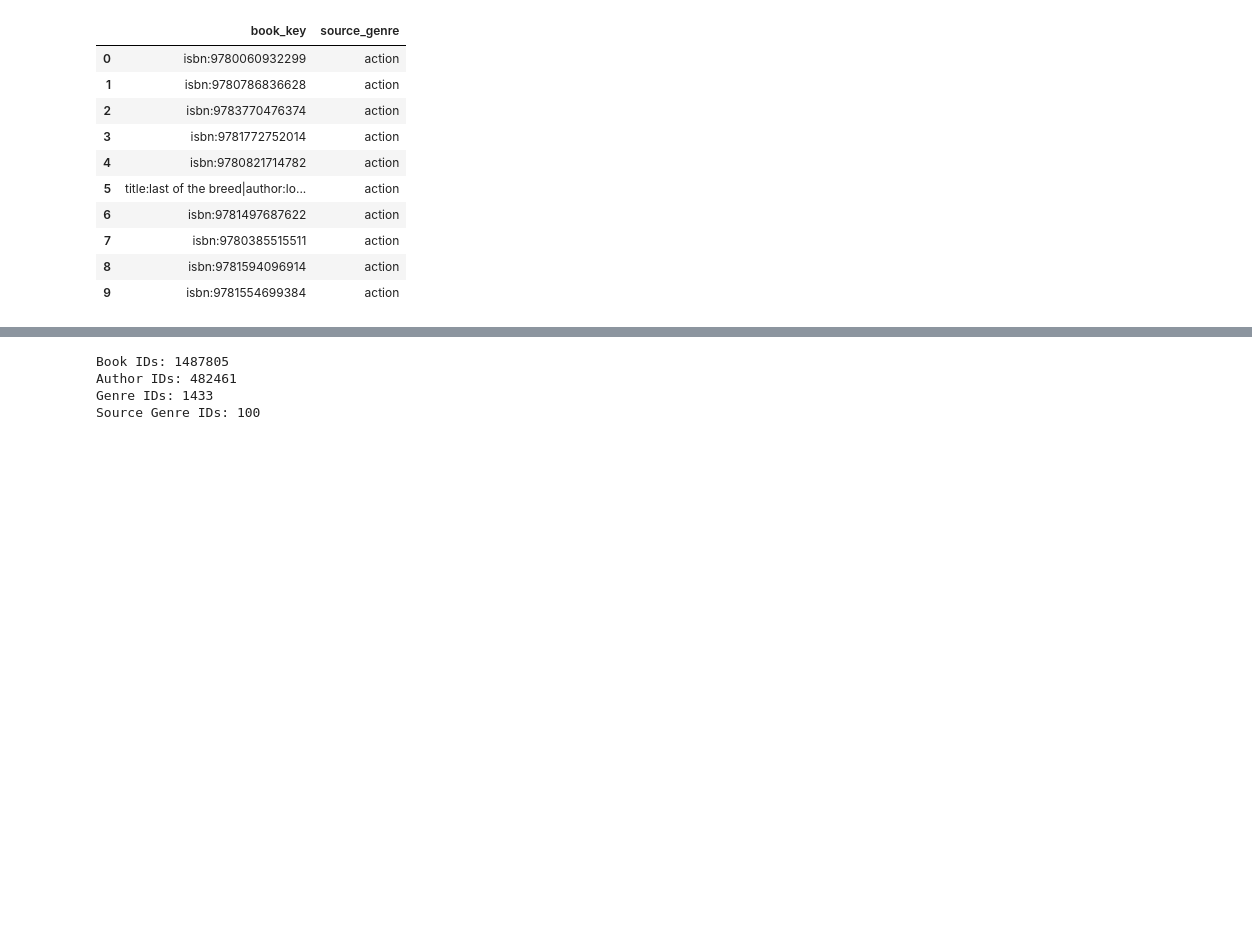
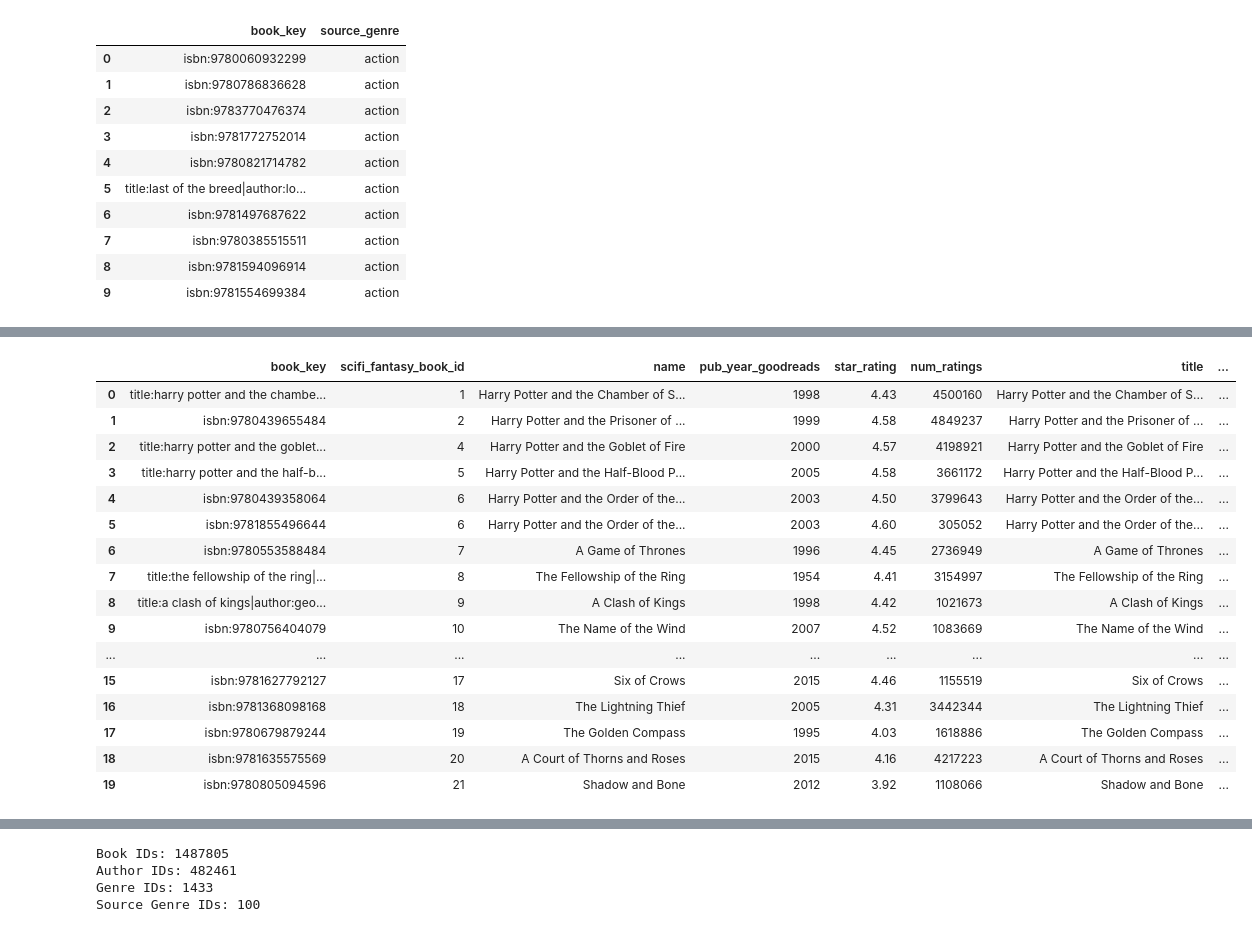
Before and after one commit to Hooperbassman/Book_Genre_Trends_Analysis, a Jupyter notebook: notebooks/data_preparation.ipynb, the cells around one changed output, grey strips where cells are left out. Drawn from its saved outputs; the diff is of its cells as text; code cells hidden in the pictures; blank space fills up the shorter version.

```diff
--- a/notebooks/data_preparation.ipynb
+++ b/notebooks/data_preparation.ipynb
@@ -1015,0 +1339,62 @@ BOOK_SOURCE_GENRES
+# %%
+sample_matches = (
+    book_dataset_matches
+    .drop_duplicates()
+    .head(20)
+    .merge(
+        books[
+            [
+                "book_key",
+                "name",
+                "pub_year",
+                "star_rating",
+                "num_ratings"
+            ]
+        ],
+        on="book_key",
+        how="left"
+    )
+)
+
+scifi_lookup = (
+    scifi_fantasy_books
+    .reset_index()
+    .rename(columns={"index": "scifi_fantasy_book_id"})
+)
+
+sample_matches = sample_matches.merge(
+    scifi_lookup[
+        [
+            "scifi_fantasy_book_id",
+            "title",
+            "author",
+            "pub_year",
+            "avg_rate",
+            "num_rate",
+            "source_genre"
+        ]
+    ],
+    on="scifi_fantasy_book_id",
+    how="left",
+    suffixes=("_goodreads", "_scifi_fantasy")
+)
+
+display(sample_matches)
+# %% [output]
+|  | book_key | scifi_fantasy_book_id | name | pub_year_goodreads | star_rating | num_ratings | title | ... |
+| 0 | title:harry potter and the chambe... | 1 | Harry Potter and the Chamber of S... | 1998 | 4.43 | 4500160 | Harry Potter and the Chamber of S... | ... |
+| 1 | isbn:9780439655484 | 2 | Harry Potter and the Prisoner of ... | 1999 | 4.58 | 4849237 | Harry Potter and the Prisoner of ... | ... |
+| 2 | title:harry potter and the goblet... | 4 | Harry Potter and the Goblet of Fire | 2000 | 4.57 | 4198921 | Harry Potter and the Goblet of Fire | ... |
+| 3 | title:harry potter and the half-b... | 5 | Harry Potter and the Half-Blood P... | 2005 | 4.58 | 3661172 | Harry Potter and the Half-Blood P... | ... |
+| 4 | isbn:9780439358064 | 6 | Harry Potter and the Order of the... | 2003 | 4.50 | 3799643 | Harry Potter and the Order of the... | ... |
+| 5 | isbn:9781855496644 | 6 | Harry Potter and the Order of the... | 2003 | 4.60 | 305052 | Harry Potter and the Order of the... | ... |
+| 6 | isbn:9780553588484 | 7 | A Game of Thrones | 1996 | 4.45 | 2736949 | A Game of Thrones | ... |
+| 7 | title:the fellowship of the ring|... | 8 | The Fellowship of the Ring | 1954 | 4.41 | 3154997 | The Fellowship of the Ring | ... |
+| 8 | title:a clash of kings|author:geo... | 9 | A Clash of Kings | 1998 | 4.42 | 1021673 | A Clash of Kings | ... |
+| 9 | isbn:9780756404079 | 10 | The Name of the Wind | 2007 | 4.52 | 1083669 | The Name of the Wind | ... |
+| ... | ... | ... | ... | ... | ... | ... | ... | ... |
+| 15 | isbn:9781627792127 | 17 | Six of Crows | 2015 | 4.46 | 1155519 | Six of Crows | ... |
+| 16 | isbn:9781368098168 | 18 | The Lightning Thief | 2005 | 4.31 | 3442344 | The Lightning Thief | ... |
+| 17 | isbn:9780679879244 | 19 | The Golden Compass | 1995 | 4.03 | 1618886 | The Golden Compass | ... |
+| 18 | isbn:9781635575569 | 20 | A Court of Thorns and Roses | 2015 | 4.16 | 4217223 | A Court of Thorns and Roses | ... |
+| 19 | isbn:9780805094596 | 21 | Shadow and Bone | 2012 | 3.92 | 1108066 | Shadow and Bone | ... |
```
Also changed, not shown: parts of 74 cells of this notebook, 5 other files.
